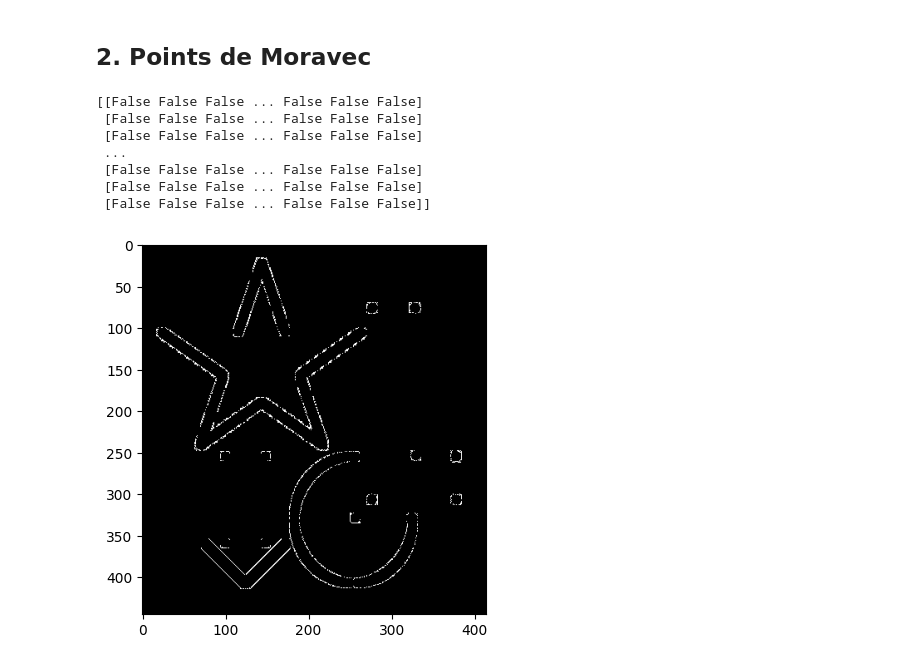
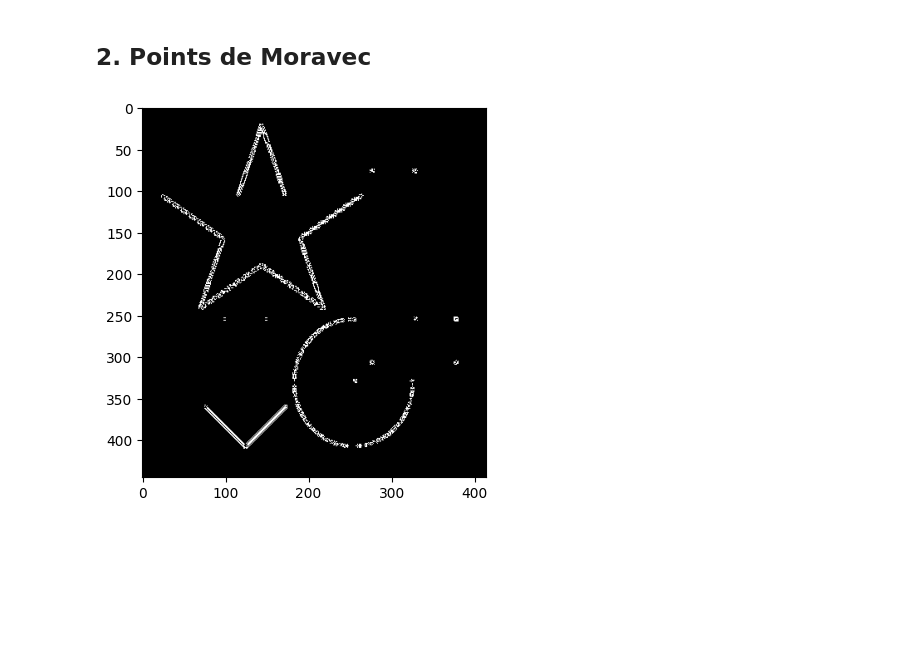
Before and after one commit to noe-upssitech/image-processing-3A, a Jupyter notebook: tp2.ipynb, the cells around one changed output. Cells and saved outputs as stored; diff of their text form; code cells hidden in the pictures; blank space fills up the shorter version.

```diff
--- a/tp2.ipynb
+++ b/tp2.ipynb
@@ -36,36 +36,29 @@ img3 = cv.drawMatches(img1, k_1, img2, k_2, matches[:50], img2, flags=2)
 # %%
 image = cv.imread("img-tp2/TP02I01.bmp")
 
 corners = []
 xy_shifts = [(1, 0), (1, 1), (0, 1), (-1, 1)]
 threshold = 100
 
 gray = cv.cvtColor(image, cv.COLOR_BGR2GRAY)
 
-Ix = cv.Sobel(gray, cv.CV_64F, 1, 0, ksize=11)
-Iy = cv.Sobel(gray, cv.CV_64F, 0, 1, ksize=11)
+Ix = cv.Sobel(gray, cv.CV_64F, 1, 0, ksize=3)
+Iy = cv.Sobel(gray, cv.CV_64F, 0, 1, ksize=3)
 
 corners = np.zeros_like(gray)
 
 for y in range(1, gray.shape[0]-1):
     for x in range(1, gray.shape[1]-1):
-        M = np.zeros((3,3))
+        M = np.zeros((30,))
         for i in range(-1, 2):
             for j in range(-1, 2):
                 Ix2 = Ix[y+i, x+j] ** 2
                 Iy2 = Iy[y+i, x+j] ** 2
                 M[i+1, j+1] = np.minimum(Ix2, Iy2)
         corners[y, x] = M.sum()
 
 corners = corners > threshold
 plt.imshow(corners, cmap='gray')
 plt.show()
 # %% [output]
-[[False False False ... False False False]
- [False False False ... False False False]
- [False False False ... False False False]
- ...
- [False False False ... False False False]
- [False False False ... False False False]
- [False False False ... False False False]]
-[figure, old version]
+[figure, new version]
```
Also changed, not shown: parts of 2 cells of this notebook, 7 other files.
